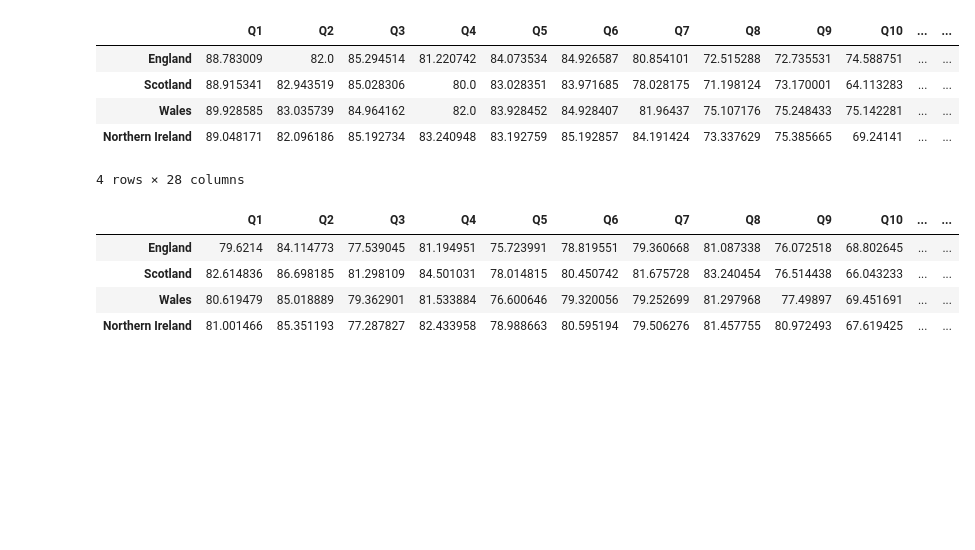
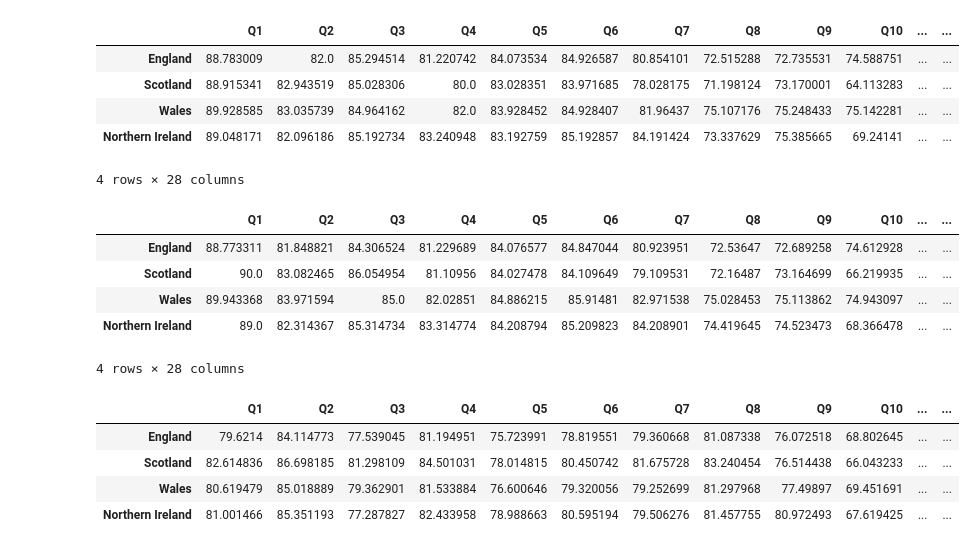
Before and after one commit to szelesaron/dissertation-code, a Jupyter notebook: cleaning-preprocess-EDA.ipynb, the cells around one changed output. Saved outputs shown, nothing was run; the diff lists cells and outputs as text; code cells hidden in the pictures; blank space fills up the shorter version.

```diff
--- a/cleaning-preprocess-EDA.ipynb
+++ b/cleaning-preprocess-EDA.ipynb
@@ -56,20 +56,24 @@ data_18_19.get("England")
 # %% [markdown]
 # Cleaning
 # %%
-def weighted_avg(file, idx):
-    return (file.iloc[idx][1] * file.iloc[idx][2] + file.iloc[idx][3] * file.iloc[idx][4]) / (file.iloc[idx][2]+ file.iloc[idx][4])
+def weighted_avg(file, idx, left_side):
+    if left_side:
+        return (file.iloc[idx][1] * file.iloc[idx][2] + file.iloc[idx][3] * file.iloc[idx][4]) / (file.iloc[idx][2]+ file.iloc[idx][4])
+    return (file.iloc[idx][5] * file.iloc[idx][6] + file.iloc[idx][7] * file.iloc[idx][8]) / (file.iloc[idx][6]+ file.iloc[idx][8])
 
-def clean(file, sheet_name):
-    df = file.get(sheet_name)
+def clean(file, sheet_name, left_side):
+    df = file.get(sheet_name).copy()
     df.dropna(axis = "rows", inplace = True) #drop empty rows - just text
     df.reset_index(inplace = True, drop = True) #reset index
 
     average_pct = []
     response_counts = []
     for i in range(len(df)):
-        average_pct.append(weighted_avg(df, i))
-        response_counts.append(df.iloc[i][2] + df.iloc[i][4])
-
+        average_pct.append(weighted_avg(df, i, left_side))
+        if left_side:
+            response_counts.append(df.iloc[i][2] + df.iloc[i][4])
+        else:
+            response_counts.append(df.iloc[i][6] + df.iloc[i][8])
 
     df.drop(df.columns[[1,2,3,4,5,6,7,8]], axis=1, inplace=True) #drop columns, no longer needed
     df["score"] = average_pct #add score as feature
@@ -84,13 +88,23 @@ def clean(file, sheet_name):
 # %%
 df_18 = pd.DataFrame()
 for sheet in CHOSEN_SHEETS:
-    temp_df = clean(data_18_19, sheet)
+    temp_df = clean(data_18_19, sheet, True)
     df_18 = pd.concat([df_18, temp_df])
 
 df_21 = pd.DataFrame()
 for sheet in CHOSEN_SHEETS:
-    temp_df = clean(data_21_22, sheet)
+    temp_df = clean(data_21_22, sheet, True)
     df_21 = pd.concat([df_21, temp_df])
+
+df_19 = pd.DataFrame()
+for sheet in CHOSEN_SHEETS:
+    temp_df = clean(data_18_19, sheet, False)
+    df_19 = pd.concat([df_19, temp_df])
+
+df_22 = pd.DataFrame()
+for sheet in CHOSEN_SHEETS:
+    temp_df = clean(data_21_22, sheet, False)
+    df_22 = pd.concat([df_22, temp_df])
 # %%
 df_18
 # %% [output]
@@ -100,6 +114,15 @@ df_18
 | Wales | 89.928585 | 83.035739 | 84.964162 | 82.0 | 83.928452 | 84.928407 | 81.96437 | 75.107176 | 75.248433 | 75.142281 | ... | ... |
 | Northern Ireland | 89.048171 | 82.096186 | 85.192734 | 83.240948 | 83.192759 | 85.192857 | 84.191424 | 73.337629 | 75.385665 | 69.24141 | ... | ... |
 4 rows × 28 columns
+# %%
+df_19
+# %% [output]
+|  | Q1 | Q2 | Q3 | Q4 | Q5 | Q6 | Q7 | Q8 | Q9 | Q10 | ... | ... |
+| England | 88.773311 | 81.848821 | 84.306524 | 81.229689 | 84.076577 | 84.847044 | 80.923951 | 72.53647 | 72.689258 | 74.612928 | ... | ... |
+| Scotland | 90.0 | 83.082465 | 86.054954 | 81.10956 | 84.027478 | 84.109649 | 79.109531 | 72.16487 | 73.164699 | 66.219935 | ... | ... |
+| Wales | 89.943368 | 83.971594 | 85.0 | 82.02851 | 84.886215 | 85.91481 | 82.971538 | 75.028453 | 75.113862 | 74.943097 | ... | ... |
+| Northern Ireland | 89.0 | 82.314367 | 85.314734 | 83.314774 | 84.208794 | 85.209823 | 84.208901 | 74.419645 | 74.523473 | 68.366478 | ... | ... |
+4 rows × 28 columns
 # %%
 df_21
 # %% [output]
```
Also changed, not shown: parts of 1 cell of this notebook.
